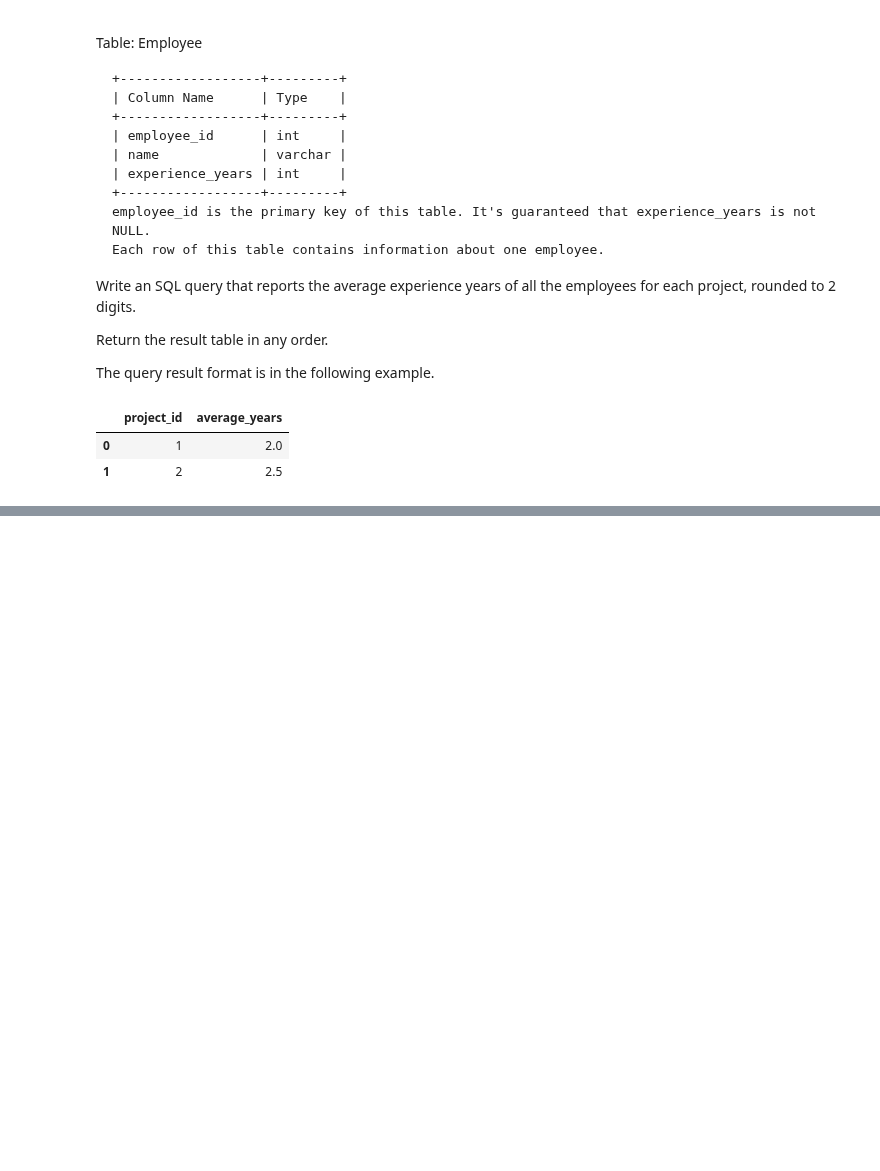
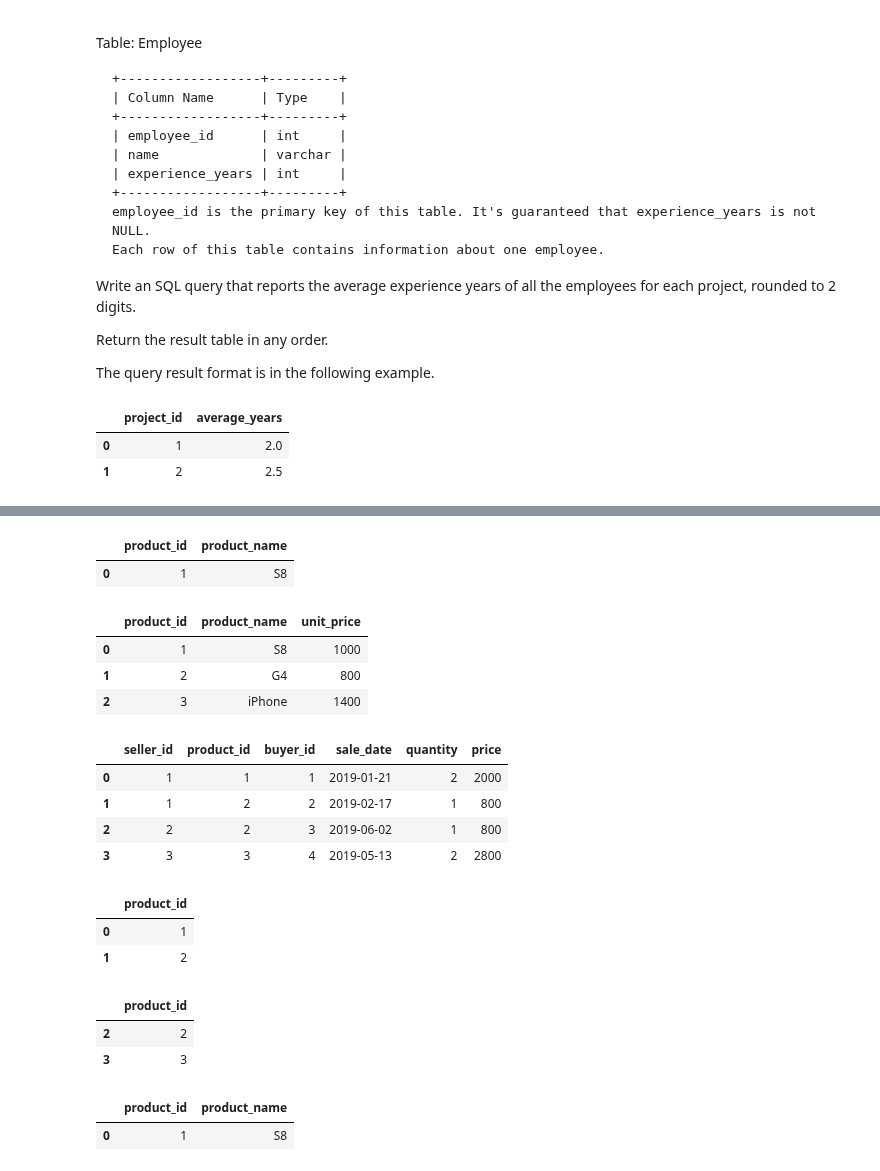
Before and after one commit to drwslv/LeetCode-Pandas, a Jupyter notebook: examples_1.ipynb, the cells around one changed output, grey strips where cells are left out. Saved outputs shown, nothing was run; the diff lists cells and outputs as text; code cells hidden in the pictures; blank space fills up the shorter version.

```diff
--- a/examples_1.ipynb
+++ b/examples_1.ipynb
@@ -1987,0 +2034,39 @@ project_employees_i(project, employee)
+# %%
+data = [[1, 'S8', 1000], [2, 'G4', 800], [3, 'iPhone', 1400]]
+product = pd.DataFrame(data, columns=['product_id', 'product_name', 'unit_price']).astype({'product_id':'Int64', 'product_name':'object', 'unit_price':'Int64'})
+data = [[1, 1, 1, '2019-01-21', 2, 2000], [1, 2, 2, '2019-02-17', 1, 800], [2, 2, 3, '2019-06-02', 1, 800], [3, 3, 4, '2019-05-13', 2, 2800]]
+sales = pd.DataFrame(data, columns=['seller_id', 'product_id', 'buyer_id', 'sale_date', 'quantity', 'price']).astype({'seller_id':'Int64', 'product_id':'Int64', 'buyer_id':'Int64', 'sale_date':'datetime64[ns]', 'quantity':'Int64', 'price':'Int64'})
+# %%
+sales_analysis(product, sales)
+# %% [output]
+|  | product_id | product_name |
+| 0 | 1 | S8 |
+# %%
+product
+# %% [output]
+|  | product_id | product_name | unit_price |
+| 0 | 1 | S8 | 1000 |
+| 1 | 2 | G4 | 800 |
+| 2 | 3 | iPhone | 1400 |
+# %%
+sales
+# %% [output]
+|  | seller_id | product_id | buyer_id | sale_date | quantity | price |
+| 0 | 1 | 1 | 1 | 2019-01-21 | 2 | 2000 |
+| 1 | 1 | 2 | 2 | 2019-02-17 | 1 | 800 |
+| 2 | 2 | 2 | 3 | 2019-06-02 | 1 | 800 |
+| 3 | 3 | 3 | 4 | 2019-05-13 | 2 | 2800 |
+# %%
+in_q1 = sales.loc[ sales['sale_date'].between('2019-01-01','2019-03-31'), ['product_id'] ]
+in_q1
+# %% [output]
+|  | product_id |
+| 0 | 1 |
+| 1 | 2 |
+# %%
+out_q1 = sales.loc[ ~sales['sale_date'].between('2019-01-01','2019-03-31'), ['product_id'] ]
+out_q1
+# %% [output]
+|  | product_id |
+| 2 | 2 |
+| 3 | 3 |
@@ -1987,0 +2075,5 @@ project_employees_i(project, employee)
+# %%
+pd.merge(product, df, how='inner', on='product_id')[['product_id','product_name']].drop_duplicates()
+# %% [output]
+|  | product_id | product_name |
+| 0 | 1 | S8 |
```
Also changed, not shown: parts of 3 cells of this notebook.
